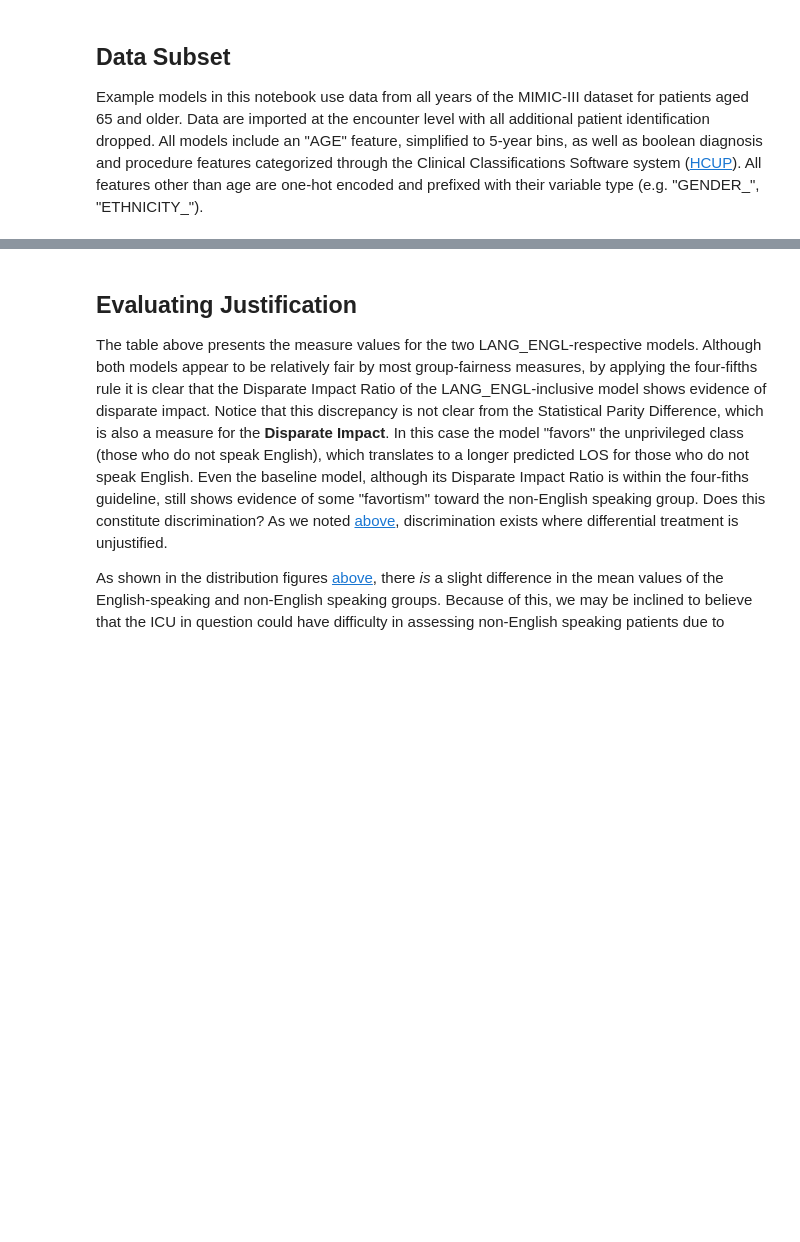
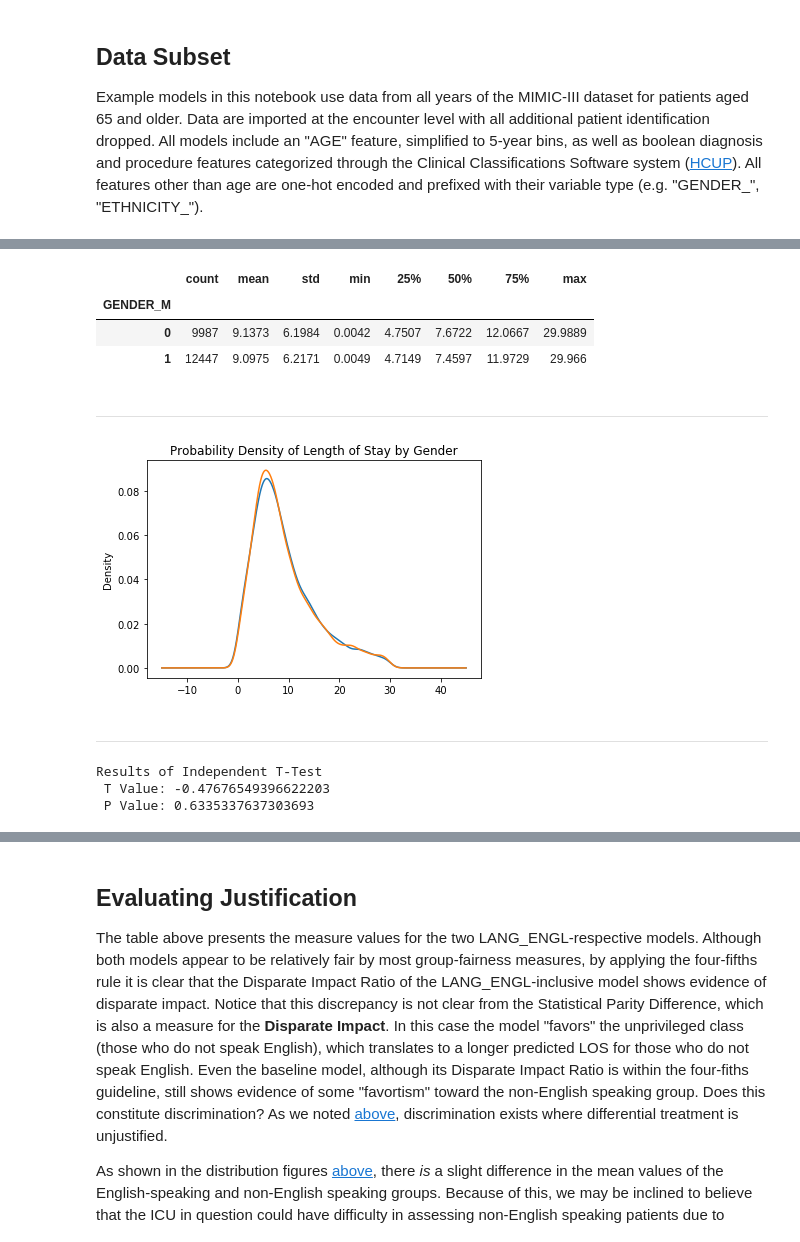
Before and after one commit to KenSciResearch/fairMLHealth, a Jupyter notebook: tutorial/kdd_fairness_in_healthcare_tutorial.ipynb, the cells around one changed output, grey strips where cells are left out. Drawn from its saved outputs; the diff is of its cells as text; code cells hidden in the pictures; blank space fills up the shorter version.

```diff
--- a/tutorial/kdd_fairness_in_healthcare_tutorial.ipynb
+++ b/tutorial/kdd_fairness_in_healthcare_tutorial.ipynb
@@ -510,0 +169,29 @@ lang_comparison
+# %%
+# Show LOS Distribtuion Relative to GENDER_M
+is_male = df['GENDER_M'].eq(1)
+gender_tbl = df.groupby('GENDER_M')['length_of_stay'].describe().round(4)
+display(gender_tbl.style.applymap(helper.highlight_col, subset=pd.IndexSlice[:, 'mean']))
+
+display(Markdown('---'))
+ax_g = df.groupby('GENDER_M')['length_of_stay'].plot(kind='kde', title="Probability Density of Length of Stay by Gender")
+plt.show()
+
+# Display Results of Independent T-Test
+display(Markdown('---'))
+deg_f = 2*(len(df)) - 2
+ttest = stats.ttest_ind(df.loc[is_male,'length_of_stay'],df.loc[~is_male,'length_of_stay'])
+print(cyan_title + "Results of Independent T-Test" + helper.cprint.OFF, "\n",
+      "T Value:", ttest[0], "\n",
+      "P Value:", ttest[1], "\n"
+     )
+# %% [output]
+|  | count | mean | std | min | 25% | 50% | 75% | max |
+| GENDER_M |  |  |  |  |  |  |  |  |
+| 0 | 9987 | 9.1373 | 6.1984 | 0.0042 | 4.7507 | 7.6722 | 12.0667 | 29.9889 |
+| 1 | 12447 | 9.0975 | 6.2171 | 0.0049 | 4.7149 | 7.4597 | 11.9729 | 29.966 |
+---
+[figure, added]
+---
+Results of Independent T-Test
+ T Value: -0.47676549396622203
+ P Value: 0.6335337637303693
```
Also changed, not shown: parts of 78 cells of this notebook, 3 other files.
